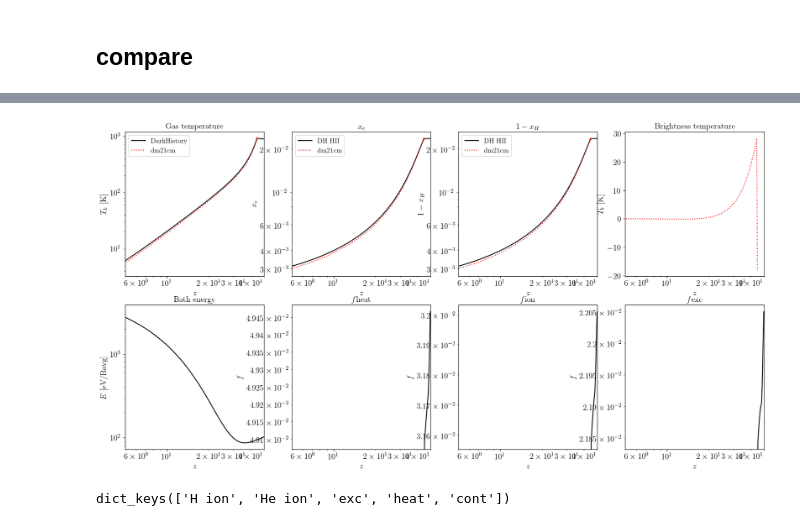
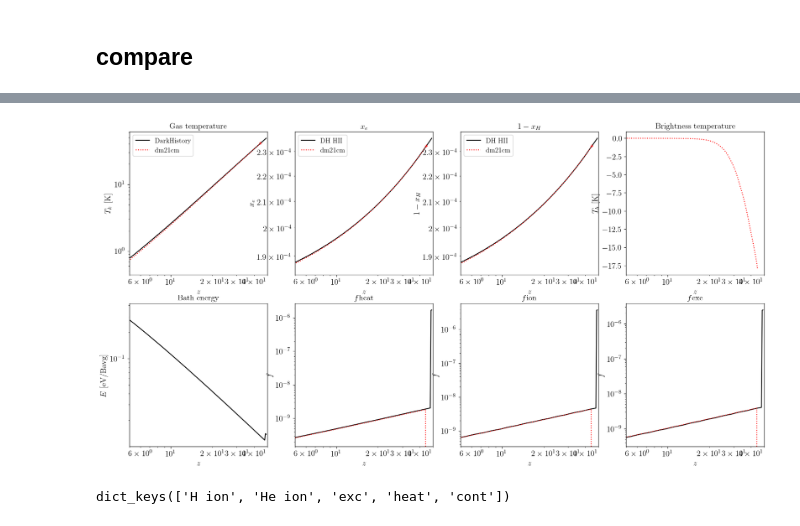
Before and after one commit to yitiansun/DM21cm, a Jupyter notebook: cross_check/compare_global.ipynb, the cells around one changed output, grey strips where cells are left out. Drawn from its saved outputs; the diff is of its cells as text; code cells hidden in the pictures.

Commit message:
fixed ots injection f

```diff
--- a/cross_check/compare_global.ipynb
+++ b/cross_check/compare_global.ipynb
@@ -28,11 +28,10 @@ mpl.rc_file('../matplotlibrc')
 ## DMParam
 # %%
 dm_params = DMParams(
-    mode = 'swave',
+    mode = 'decay',
     primary = 'phot_delta',
     m_DM = 1e10,
-    sigmav = 1e-22,
-    struct_boost_model = 'erfc 1e-3',
+    lifetime = 1e25,
 )
 # %% [markdown]
 ## DarkHistory
@@ -39,18 +56,18 @@ dm_params = DMParams(
 # %%
-run_name = 'dhc_phph_adia'
+run_name = 'dhc_phph_nobath'
 
 soln = evolve_DH(
     DM_process=dm_params.mode, mDM=dm_params.m_DM,
     primary=dm_params.primary,
     sigmav=dm_params.sigmav, lifetime=dm_params.lifetime,
     struct_boost=dm_params.struct_boost,
-    start_rs=3000, end_rs=4.+1, coarsen_factor=12, verbose=1,
+    start_rs=50, end_rs=4.+1, coarsen_factor=12, verbose=1,
     # use fake reionization to get case-A recomb. coeff.
     reion_switch=True, reion_rs=46.,
     photoion_rate_func=[lambda x: 0., lambda x: 0., lambda x: 0.],
     photoheat_rate_func=[lambda x: 0., lambda x: 0., lambda x: 0.],
-    debug=False,
-    debug_turnoff_injection_rs = 46,
+    cross_check_21cmfast=True,
+    debug_no_bath=True,
 )
 
 pickle.dump(soln, open(f"run_info/{run_name}_dh_soln.p", 'wb'))
@@ -261,11 +390,11 @@ plt.plot(rat[::-1], '-s')
 # %%
-run_name = 'dhc_phph_adia'
+run_name = 'dhc_phph_nobath'
 dh_soln = pickle.load(open(f"run_info/{run_name}_dh_soln.p", 'rb'))
-run_name = 'dhc_phph_adia'
+run_name = 'dhc_phph_nobath'
 soln = np.load(f"run_info/{run_name}_records.npy", allow_pickle=True).item()
 plot_global(dh_soln, soln)
 # %% [output]
-[figure, old version]
+[figure, new version]
 # %%
 dh_soln['f']['low'].keys()
 # %% [output]
```
Also changed, not shown: parts of 8 cells of this notebook, 10 other files.
